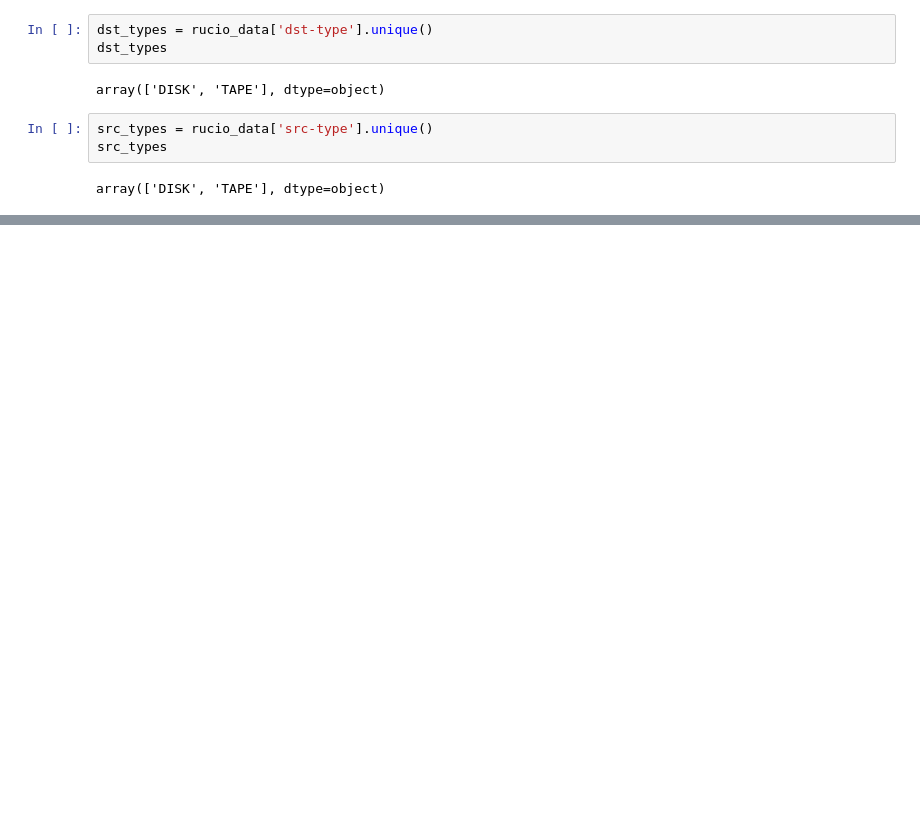
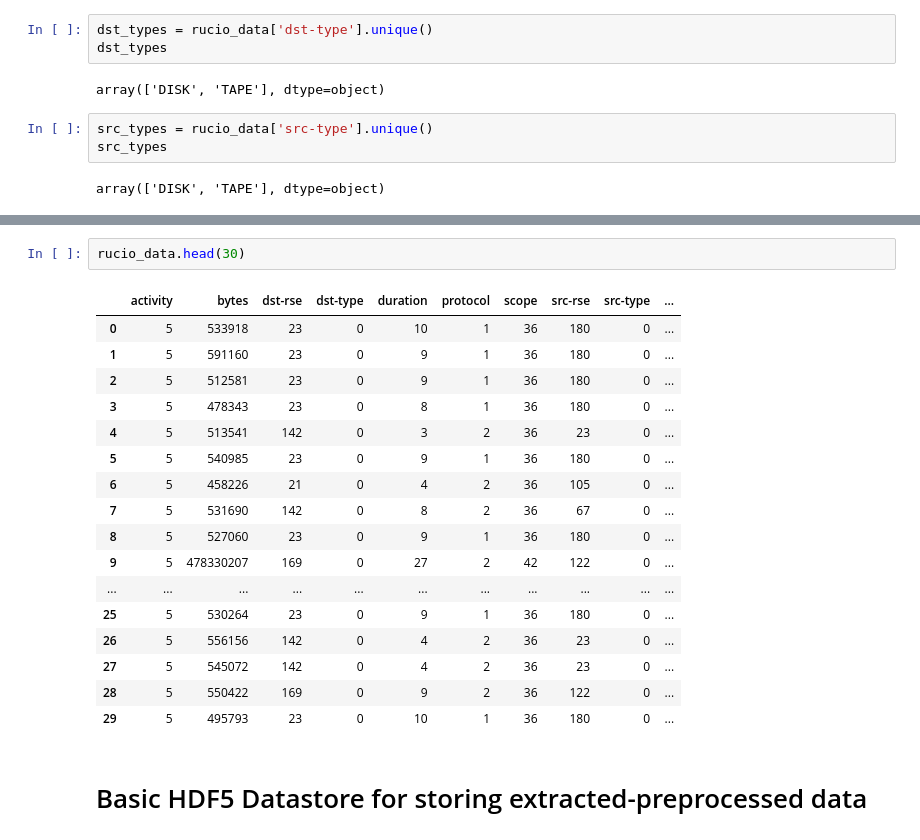
Before and after one commit to vyomshm/DeepAnomaly, a Jupyter notebook: es-atlas-cern.ipynb, the cells around one changed output, grey strips where cells are left out. Cells and saved outputs as stored; diff of their text form; blank space fills up the shorter version.

```diff
--- a/es-atlas-cern.ipynb
+++ b/es-atlas-cern.ipynb
@@ -467,0 +610,22 @@ array(['DISK', 'TAPE'], dtype=object)
+# %%
+rucio_data.head(30)
+# %% [output]
+|  | activity | bytes | dst-rse | dst-type | duration | protocol | scope | src-rse | src-type | ... |
+| 0 | 5 | 533918 | 23 | 0 | 10 | 1 | 36 | 180 | 0 | ... |
+| 1 | 5 | 591160 | 23 | 0 | 9 | 1 | 36 | 180 | 0 | ... |
+| 2 | 5 | 512581 | 23 | 0 | 9 | 1 | 36 | 180 | 0 | ... |
+| 3 | 5 | 478343 | 23 | 0 | 8 | 1 | 36 | 180 | 0 | ... |
+| 4 | 5 | 513541 | 142 | 0 | 3 | 2 | 36 | 23 | 0 | ... |
+| 5 | 5 | 540985 | 23 | 0 | 9 | 1 | 36 | 180 | 0 | ... |
+| 6 | 5 | 458226 | 21 | 0 | 4 | 2 | 36 | 105 | 0 | ... |
+| 7 | 5 | 531690 | 142 | 0 | 8 | 2 | 36 | 67 | 0 | ... |
+| 8 | 5 | 527060 | 23 | 0 | 9 | 1 | 36 | 180 | 0 | ... |
+| 9 | 5 | 478330207 | 169 | 0 | 27 | 2 | 42 | 122 | 0 | ... |
+| ... | ... | ... | ... | ... | ... | ... | ... | ... | ... | ... |
+| 25 | 5 | 530264 | 23 | 0 | 9 | 1 | 36 | 180 | 0 | ... |
+| 26 | 5 | 556156 | 142 | 0 | 4 | 2 | 36 | 23 | 0 | ... |
+| 27 | 5 | 545072 | 142 | 0 | 4 | 2 | 36 | 23 | 0 | ... |
+| 28 | 5 | 550422 | 169 | 0 | 9 | 2 | 36 | 122 | 0 | ... |
+| 29 | 5 | 495793 | 23 | 0 | 10 | 1 | 36 | 180 | 0 | ... |
+# %% [markdown]
+# Basic HDF5 Datastore for storing extracted-preprocessed data
```
Also changed, not shown: parts of 35 cells of this notebook.
